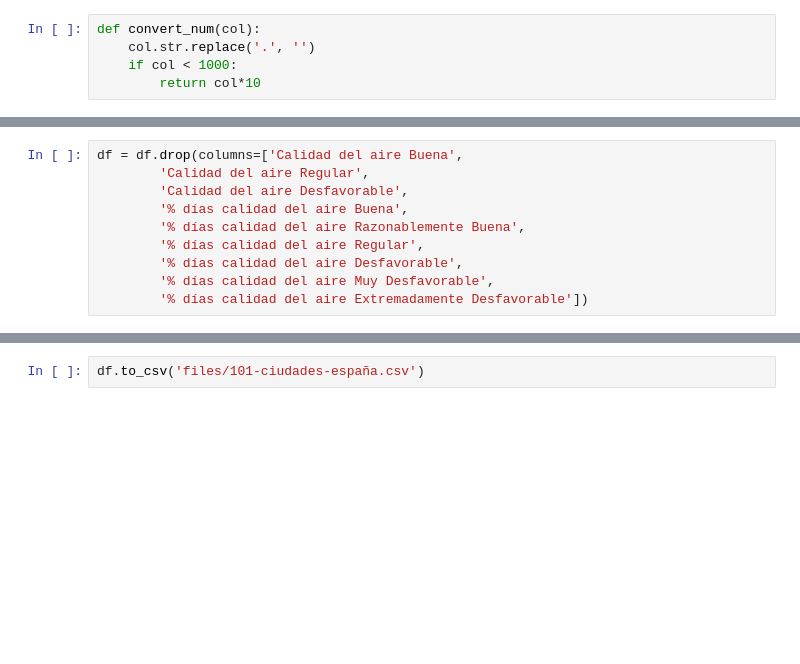
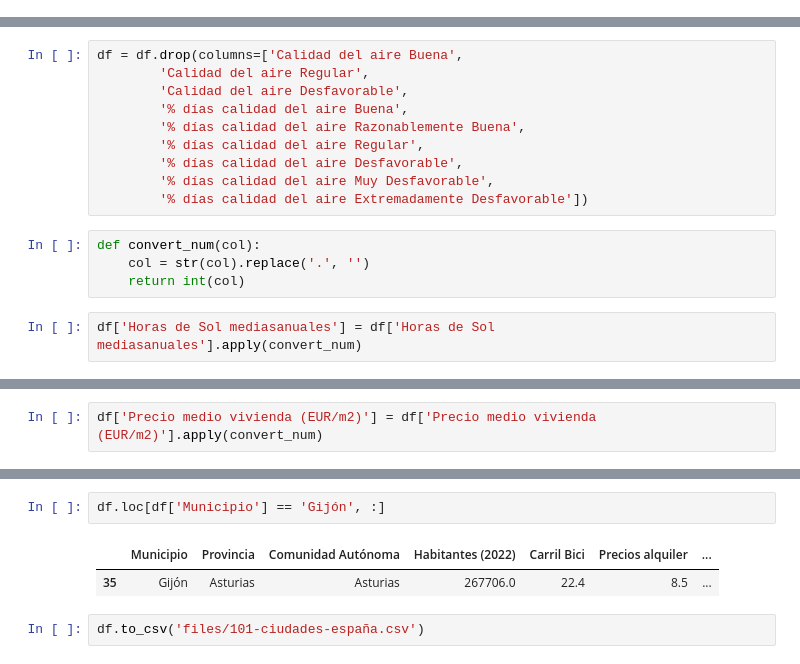
Before and after one commit to maria-ariza/promoK-modulo4-sprint1-pairprogramming-Veronica-Maria, a Jupyter notebook: EDA.ipynb, the cells around one changed output, grey strips where cells are left out. Saved outputs shown, nothing was run; the diff lists cells and outputs as text; blank space fills up the shorter version.

```diff
--- a/EDA.ipynb
+++ b/EDA.ipynb
@@ -175,11 +175,6 @@ array(['A Coruña', 'Albacete', 'Alcalá de Guadaíra', 'Alcalá de Henares',
        'Torrevieja', 'Valdemoro', 'València', 'Valladolid',
        'Vélez-Málaga', 'Vigo', 'Vitoria-Gasteiz', 'Zaragoza'],
       dtype=object)
-# %%
-def convert_num(col):
-    col.str.replace('.', '')
-    if col < 1000:
-        return col*10
 # %%
 # Define a function to clean numeric columns (replace commas and handle non-numeric values)
 def clean_numeric_column(column):
@@ -569,3 +564,9 @@ df = df.drop(columns=['Calidad del aire Buena',
         '% días calidad del aire Desfavorable',
         '% días calidad del aire Muy Desfavorable',
         '% días calidad del aire Extremadamente Desfavorable'])
+# %%
+def convert_num(col):
+    col = str(col).replace('.', '')
+    return int(col)
+# %%
+df['Horas de Sol mediasanuales'] = df['Horas de Sol mediasanuales'].apply(convert_num)
@@ -571,0 +593,2 @@ df = df.drop(columns=['Calidad del aire Buena',
+# %%
+df['Precio medio vivienda (EUR/m2)'] = df['Precio medio vivienda (EUR/m2)'].apply(convert_num)
@@ -572,3 +615,8 @@ df = df.drop(columns=['Calidad del aire Buena',
+# %%
+df.loc[df['Municipio'] == 'Gijón', :]
+# %% [output]
+|  | Municipio | Provincia | Comunidad Autónoma | Habitantes (2022) | Carril Bici | Precios alquiler | ... |
+| 35 | Gijón | Asturias | Asturias | 267706.0 | 22.4 | 8.5 | ... |
 # %%
 df.to_csv('files/101-ciudades-españa.csv')
 # %%
```
Also changed, not shown: parts of 5 cells of this notebook, 2 other files.
